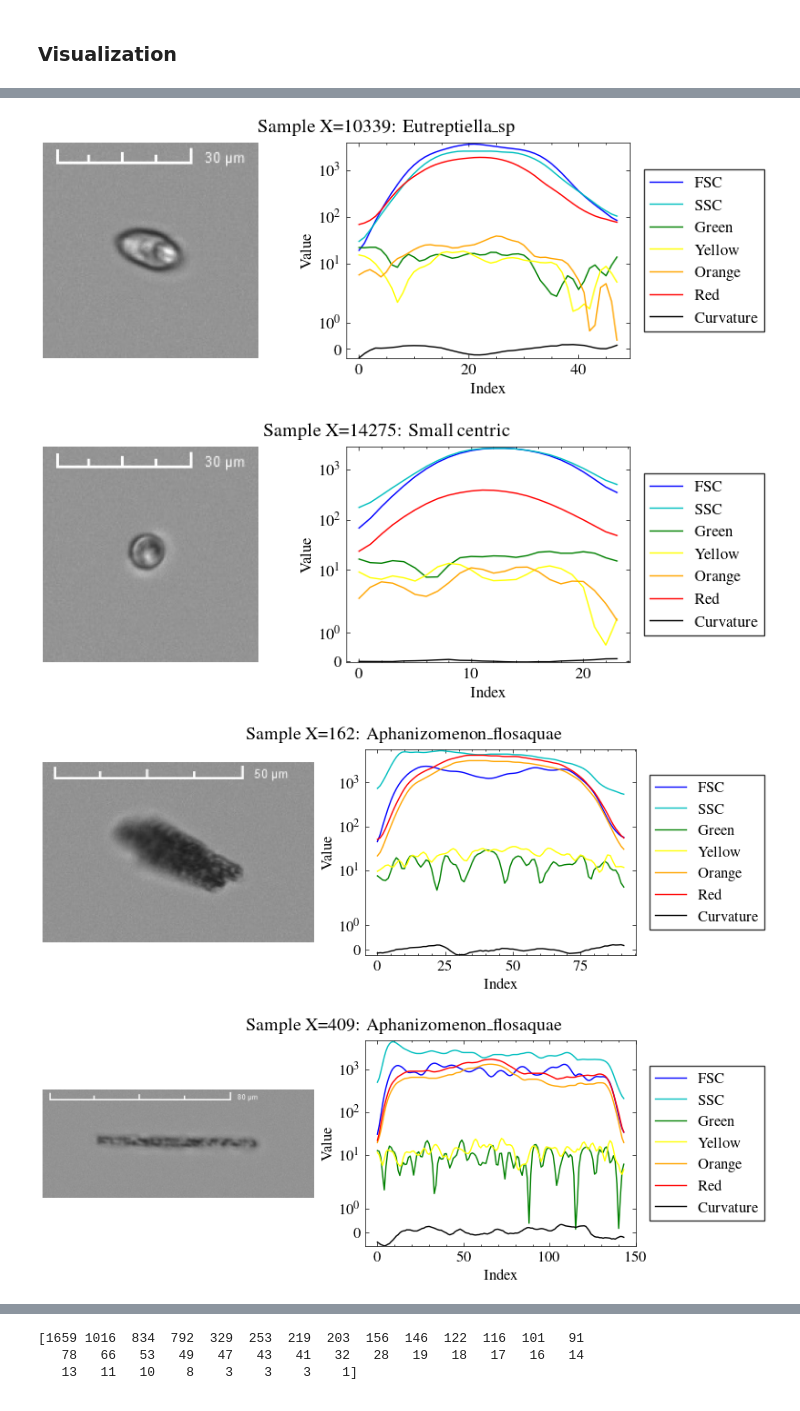
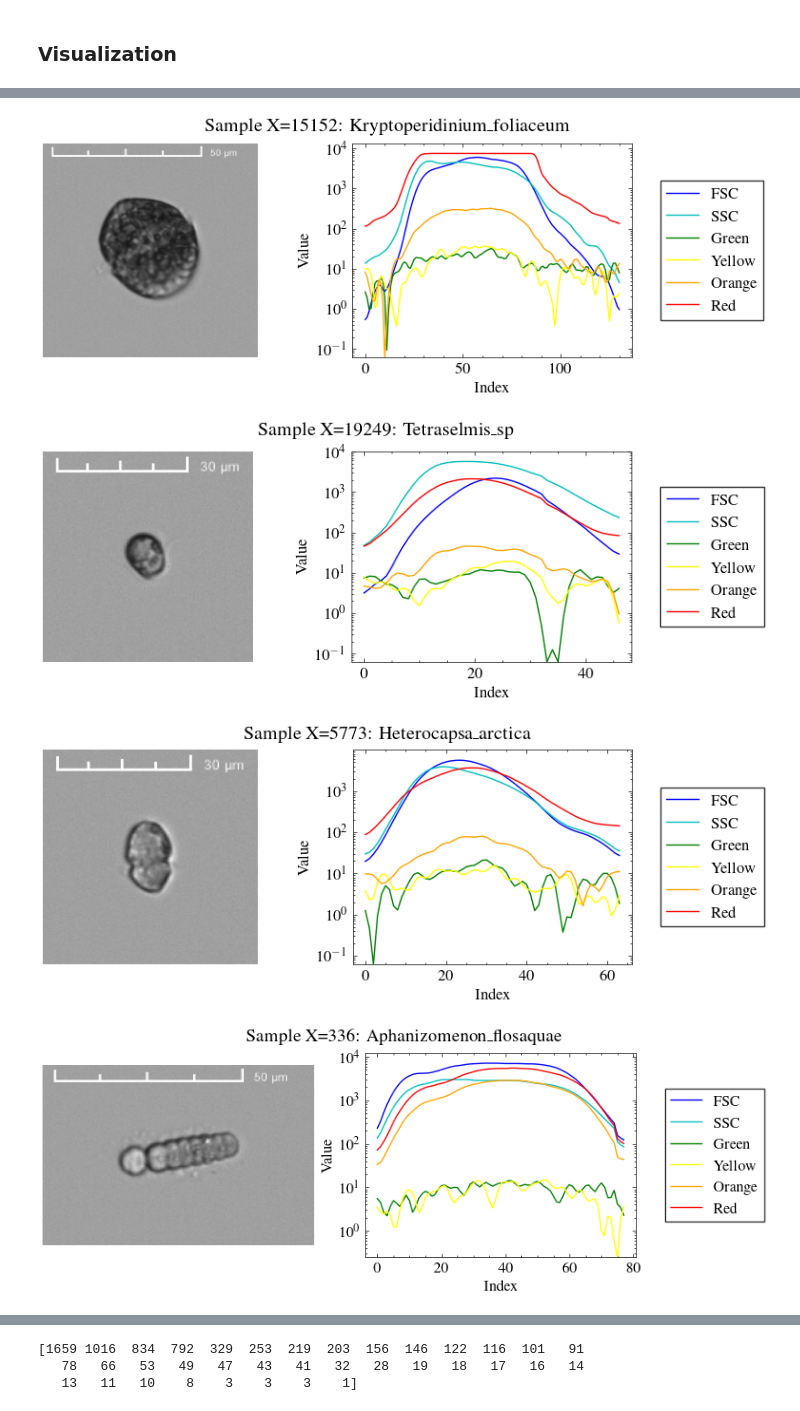
Before and after one commit to imveikka/multimodal_plankton_recognition, a Jupyter notebook: data_analysis.ipynb, the cells around one changed output, grey strips where cells are left out. Saved outputs shown, nothing was run; the diff lists cells and outputs as text; code cells hidden in the pictures.

```diff
--- a/data_analysis.ipynb
+++ b/data_analysis.ipynb
@@ -32,7 +32,7 @@ plt_original_resolution
 # %% [markdown]
 ## CytoSense
 # %%
-data_dir = Path('./data/CytoSense')
+data_dir = Path('./data/FASTVISION-plus')
 image_dir = data_dir / 'images'
 profile_dir = data_dir / 'profiles'
 annotations = pd.read_csv(data_dir / 'annotations.csv')
@@ -103,8 +97,8 @@ ax.set_yscale('log')
 ### Visualization
 # %%
 def visualize(sample):
-    image = np.array(Image.open(image_dir / f"{sample.X}.jpg"))
-    profile = pd.read_csv(profile_dir / f"{sample.X}.csv")
+    image = np.array(Image.open(image_dir / f"{sample.ID}.jpg"))
+    profile = pd.read_csv(profile_dir / f"{sample.ID}.csv")
 
     styles = ['b', 'c', 'g', 'yellow', 'orange', 'r', 'k']
 
@@ -117,15 +111,15 @@ def visualize(sample):
     ax2.legend(loc=7, frameon=True, edgecolor='k', fancybox=False, bbox_to_anchor=(1.5, 0.5))
     ax2.set_xlabel('Index')
     ax2.set_ylabel('Value')
-    ax2.set_yscale('symlog')
+    ax2.set_yscale('log')
     ax2.set_ylim([profile.min().min(), None])
 
     fig.set_size_inches(8, 3)
 
-    plt.suptitle(f'Sample X={sample.X}: {sample.class_name}')
-    plt.savefig(f'figures/{sample.X}.pdf')
+    plt.suptitle(f'Sample X={sample.ID}: {sample.class_name}')
+    plt.savefig(f'figures/{sample.ID}.pdf')
     plt.show()
 
-for _, sample in annotations[annotations.iloc[:, -2:].T.all()].sample(5).iterrows():
+for _, sample in annotations.sample(5).iterrows():
     visualize(sample)
 # %% [output]
@@ -133,7 +127,7 @@ for _, sample in annotations[annotations.iloc[:, -2:].T.all()].sample(5).iterrow
-[figure, old version]
+[figure, new version]
-[figure, old version]
+[figure, new version]
-[figure, old version]
+[figure, new version]
-[figure, old version]
+[figure, new version]
 # %%
 profile = pd.read_csv(profile_dir / f"{sample.X}.csv")
 profile.min().min()
```
Also changed, not shown: parts of 6 cells of this notebook, 6 other files.
